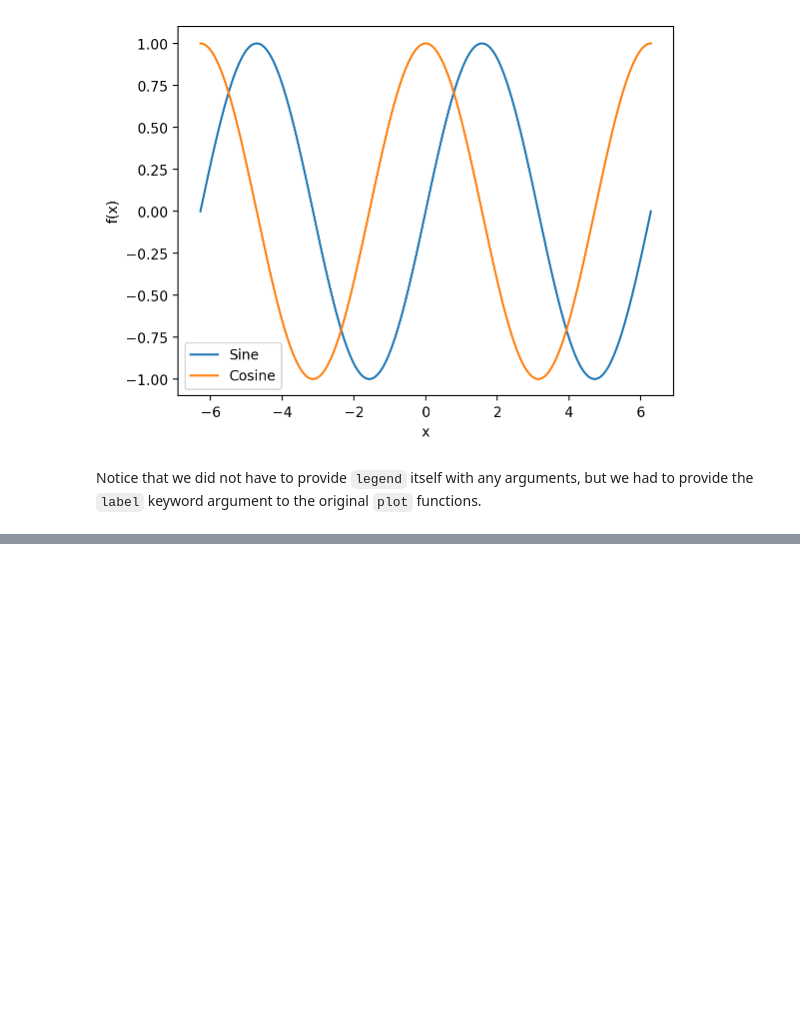
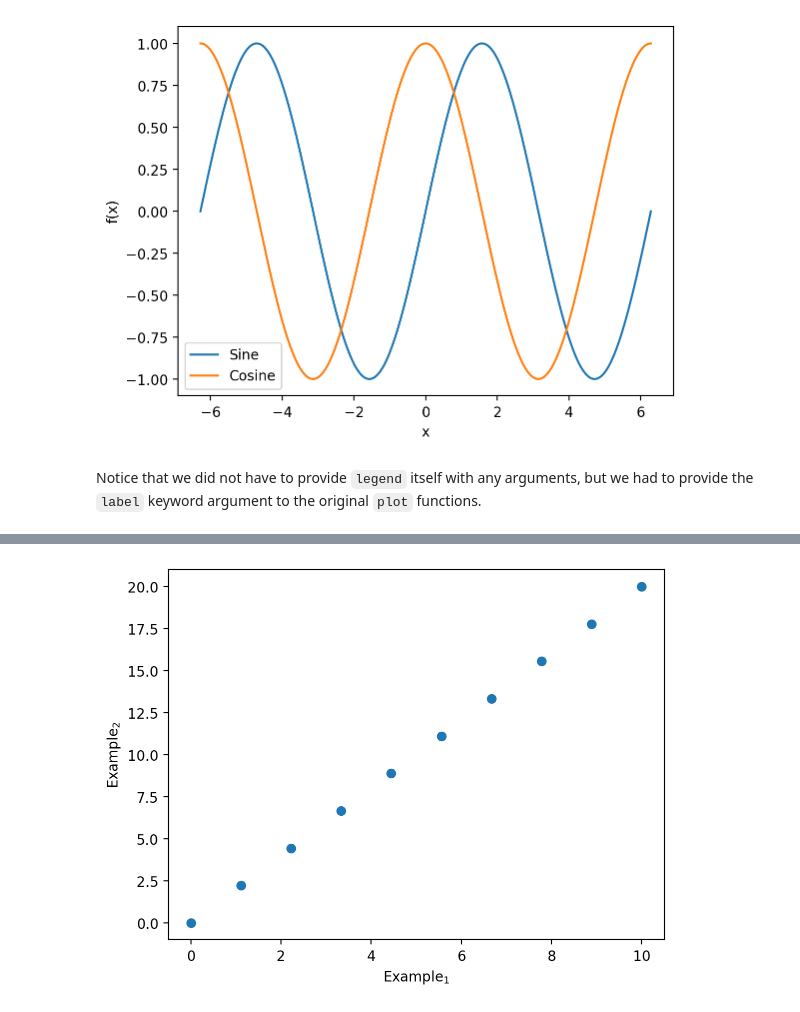
Before and after one commit to pythoninchemistry/ch12004, a Jupyter notebook: CH12004/lab_5/matplotlib.ipynb, the cells around one changed output, grey strips where cells are left out. Saved outputs shown, nothing was run; the diff lists cells and outputs as text; code cells hidden in the pictures; blank space fills up the shorter version.

```diff
--- a/CH12004/lab_5/matplotlib.ipynb
+++ b/CH12004/lab_5/matplotlib.ipynb
@@ -223,0 +261,8 @@ Notice that we did not have to provide `legend` itself with any arguments, but w
+# %%
+plt.plot(x, y, 'o')
+plt.xlabel('Example$_{1}$')
+plt.ylabel('Example$_{2}$')
+
+plt.show()
+# %% [output]
+[figure, added]
```
Also changed, not shown: parts of 9 cells of this notebook.
